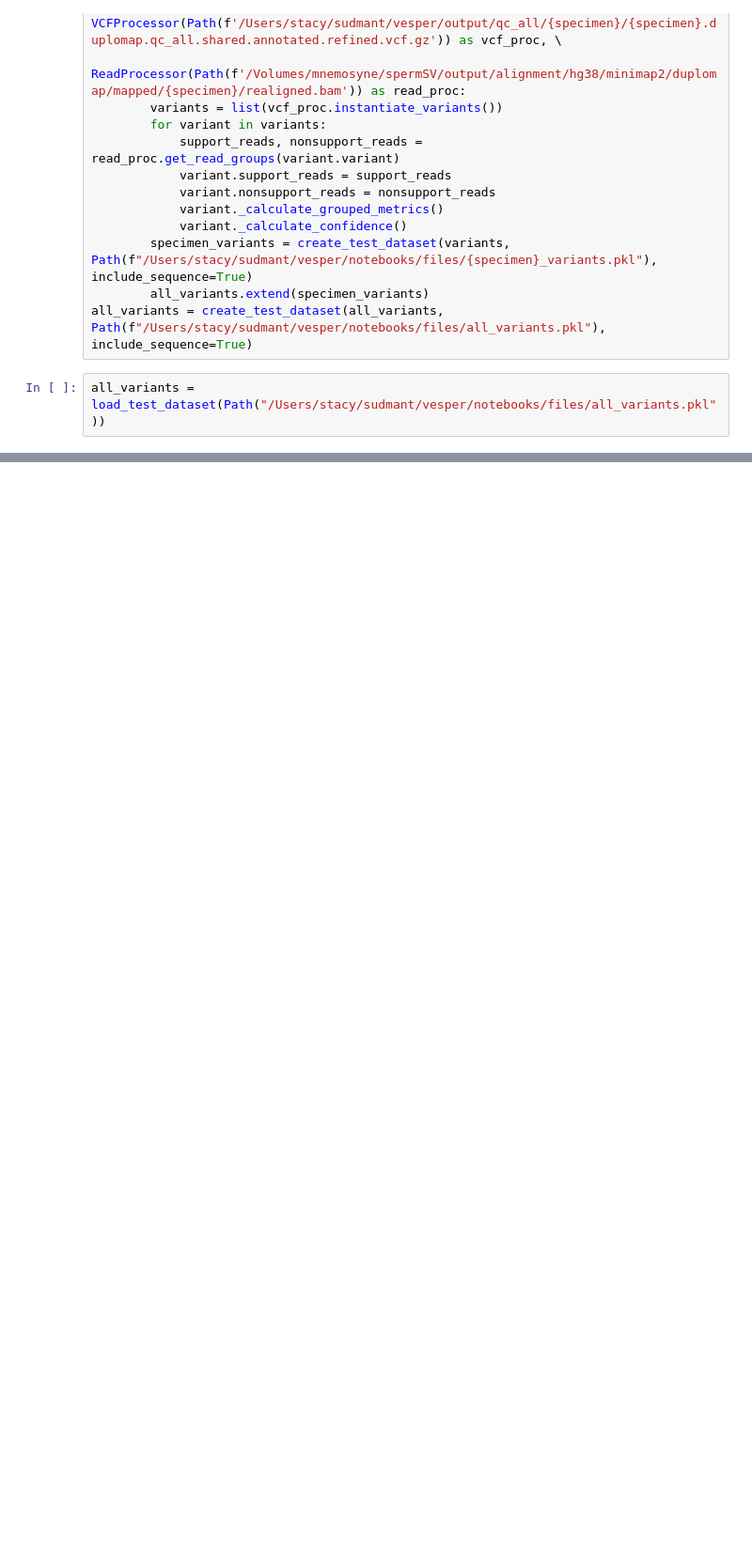
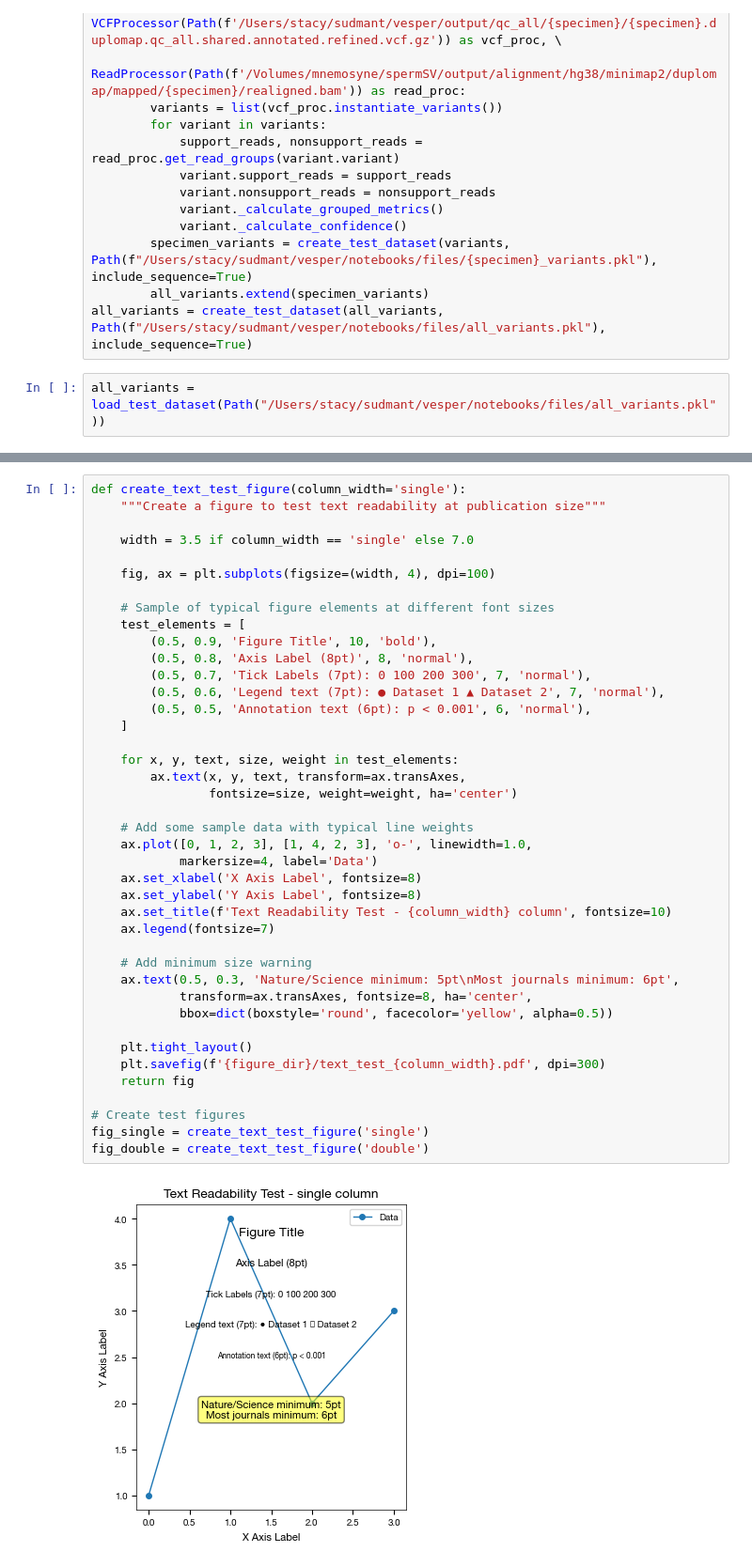
Before and after one commit to sudmantlab/vesper, a Jupyter notebook: notebooks/confidence.ipynb, the cells around one changed output, grey strips where cells are left out. Shown: that part at 94% size. Cells and saved outputs as stored; diff of their text form; blank space fills up the shorter version.

```diff
--- a/notebooks/confidence.ipynb
+++ b/notebooks/confidence.ipynb
@@ -283,0 +250,43 @@ plt.savefig("/Users/stacy/Documents/Writing/spermSV/Figures/plots/tsd_poly_a_len
+# %%
+def create_text_test_figure(column_width='single'):
+    """Create a figure to test text readability at publication size"""
+
+    width = 3.5 if column_width == 'single' else 7.0
+
+    fig, ax = plt.subplots(figsize=(width, 4), dpi=100)
+
+    # Sample of typical figure elements at different font sizes
+    test_elements = [
+        (0.5, 0.9, 'Figure Title', 10, 'bold'),
+        (0.5, 0.8, 'Axis Label (8pt)', 8, 'normal'),
+        (0.5, 0.7, 'Tick Labels (7pt): 0 100 200 300', 7, 'normal'),
+        (0.5, 0.6, 'Legend text (7pt): ● Dataset 1 ▲ Dataset 2', 7, 'normal'),
+        (0.5, 0.5, 'Annotation text (6pt): p < 0.001', 6, 'normal'),
+    ]
+
+    for x, y, text, size, weight in test_elements:
+        ax.text(x, y, text, transform=ax.transAxes,
+                fontsize=size, weight=weight, ha='center')
+
+    # Add some sample data with typical line weights
+    ax.plot([0, 1, 2, 3], [1, 4, 2, 3], 'o-', linewidth=1.0,
+            markersize=4, label='Data')
+    ax.set_xlabel('X Axis Label', fontsize=8)
+    ax.set_ylabel('Y Axis Label', fontsize=8)
+    ax.set_title(f'Text Readability Test - {column_width} column', fontsize=10)
+    ax.legend(fontsize=7)
+
+    # Add minimum size warning
+    ax.text(0.5, 0.3, 'Nature/Science minimum: 5pt\nMost journals minimum: 6pt',
+            transform=ax.transAxes, fontsize=8, ha='center',
+            bbox=dict(boxstyle='round', facecolor='yellow', alpha=0.5))
+
+    plt.tight_layout()
+    plt.savefig(f'{figure_dir}/text_test_{column_width}.pdf', dpi=300)
+    return fig
+
+# Create test figures
+fig_single = create_text_test_figure('single')
+fig_double = create_text_test_figure('double')
+# %% [output]
+[figure, added]
```
Also changed, not shown: parts of 18 cells of this notebook, 3 other files.
